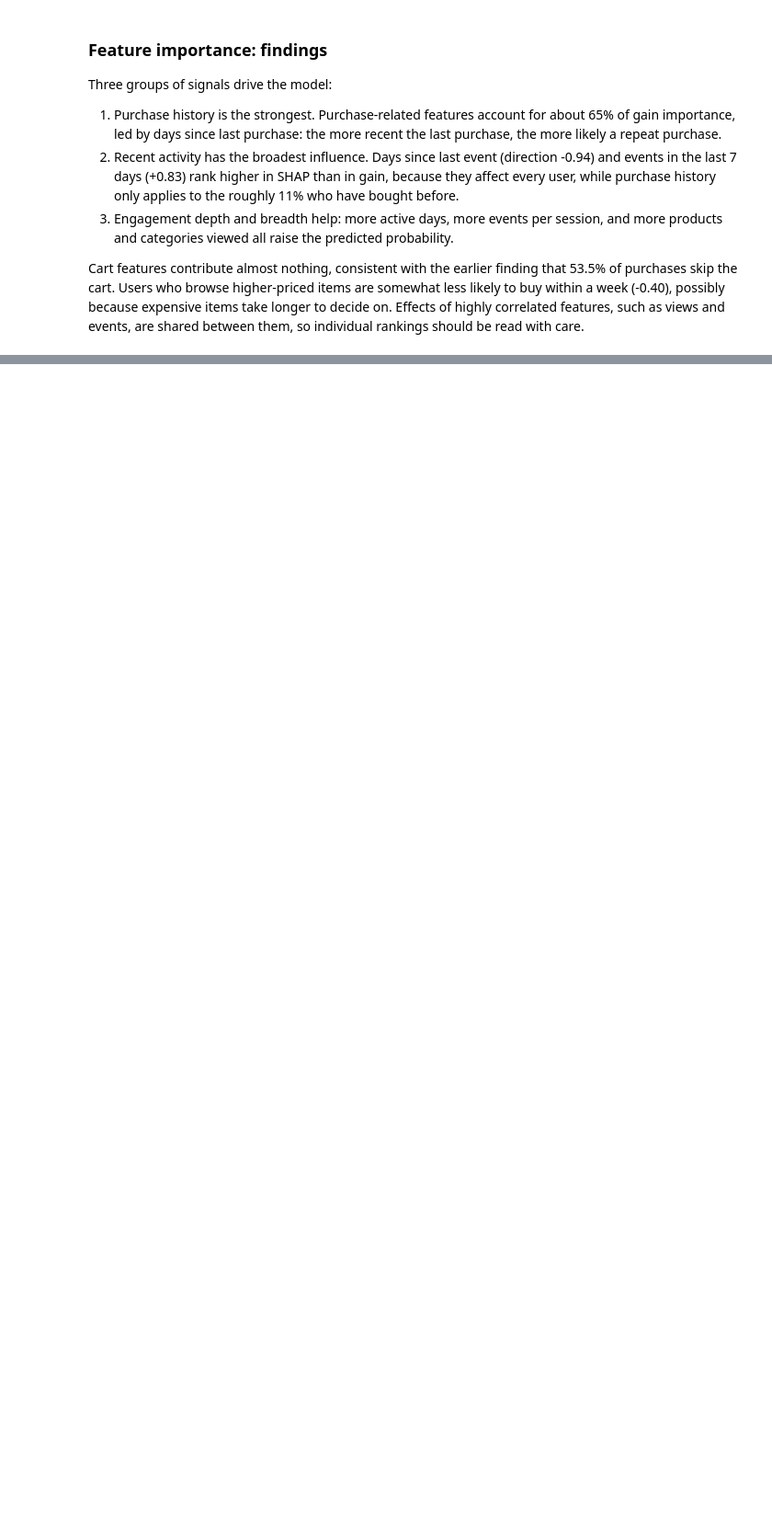
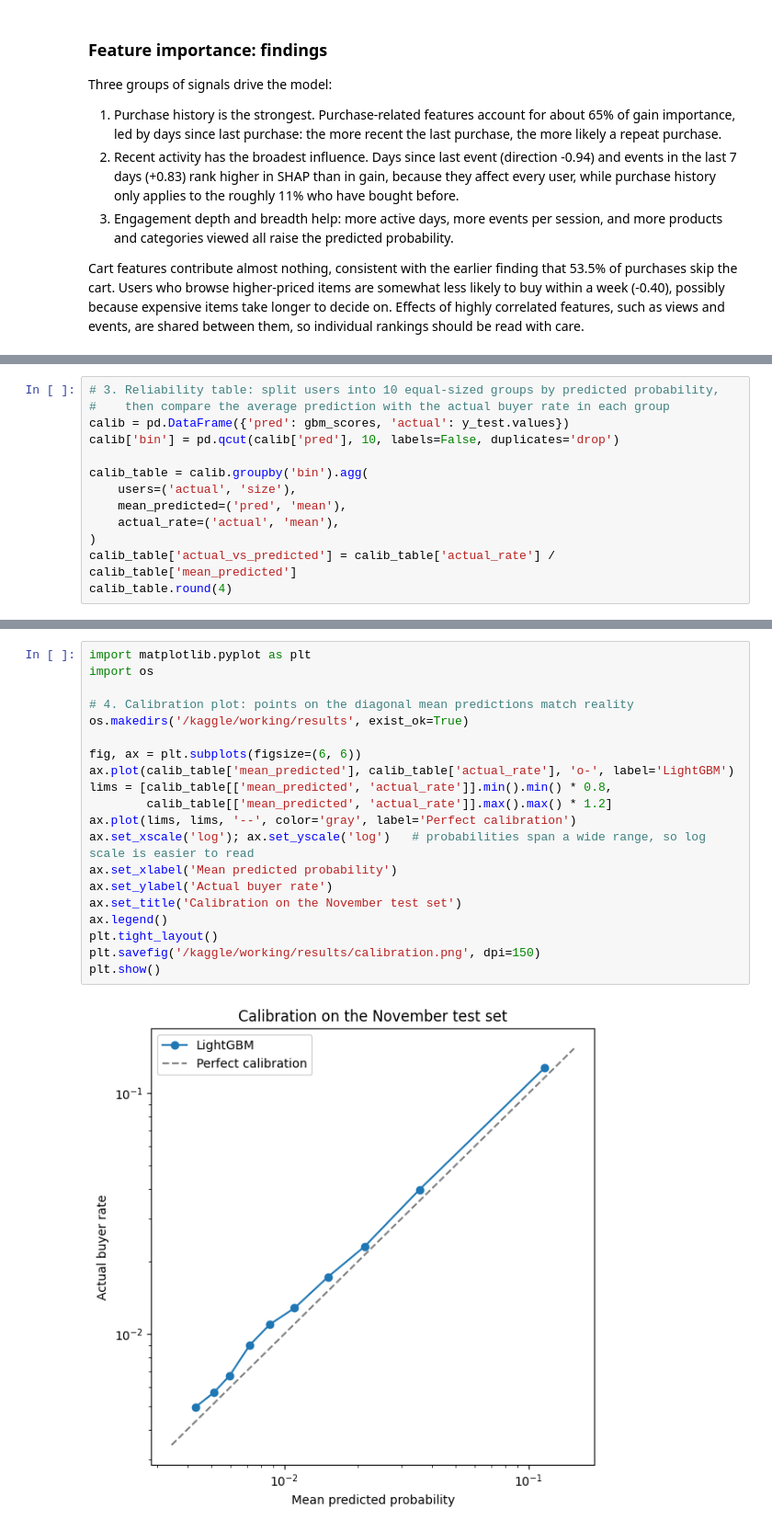
Before and after one commit to LindaZhao-neu/ecommerce-purchase-prediction, a Jupyter notebook: notebooks/purchase_prediction.ipynb, the cells around one changed output, grey strips where cells are left out. Shown at 92% size. Drawn from its saved outputs; the diff is of its cells as text; blank space fills up the shorter version.

Commit message:
Complete Stage 3: baselines, LightGBM, feature importance, calibration

```diff
--- a/notebooks/purchase_prediction.ipynb
+++ b/notebooks/purchase_prediction.ipynb
@@ -925,0 +942,13 @@ Cart features contribute almost nothing, consistent with the earlier finding tha
+# %%
+# 3. Reliability table: split users into 10 equal-sized groups by predicted probability,
+#    then compare the average prediction with the actual buyer rate in each group
+calib = pd.DataFrame({'pred': gbm_scores, 'actual': y_test.values})
+calib['bin'] = pd.qcut(calib['pred'], 10, labels=False, duplicates='drop')
+
+calib_table = calib.groupby('bin').agg(
+    users=('actual', 'size'),
+    mean_predicted=('pred', 'mean'),
+    actual_rate=('actual', 'mean'),
+)
+calib_table['actual_vs_predicted'] = calib_table['actual_rate'] / calib_table['mean_predicted']
+calib_table.round(4)
@@ -925,0 +968,22 @@ Cart features contribute almost nothing, consistent with the earlier finding tha
+# %%
+import matplotlib.pyplot as plt
+import os
+
+# 4. Calibration plot: points on the diagonal mean predictions match reality
+os.makedirs('/kaggle/working/results', exist_ok=True)
+
+fig, ax = plt.subplots(figsize=(6, 6))
+ax.plot(calib_table['mean_predicted'], calib_table['actual_rate'], 'o-', label='LightGBM')
+lims = [calib_table[['mean_predicted', 'actual_rate']].min().min() * 0.8,
+        calib_table[['mean_predicted', 'actual_rate']].max().max() * 1.2]
+ax.plot(lims, lims, '--', color='gray', label='Perfect calibration')
+ax.set_xscale('log'); ax.set_yscale('log')   # probabilities span a wide range, so log scale is easier to read
+ax.set_xlabel('Mean predicted probability')
+ax.set_ylabel('Actual buyer rate')
+ax.set_title('Calibration on the November test set')
+ax.legend()
+plt.tight_layout()
+plt.savefig('/kaggle/working/results/calibration.png', dpi=150)
+plt.show()
+# %% [output]
+[figure, added]
```
Also changed, not shown: parts of 15 cells of this notebook.
